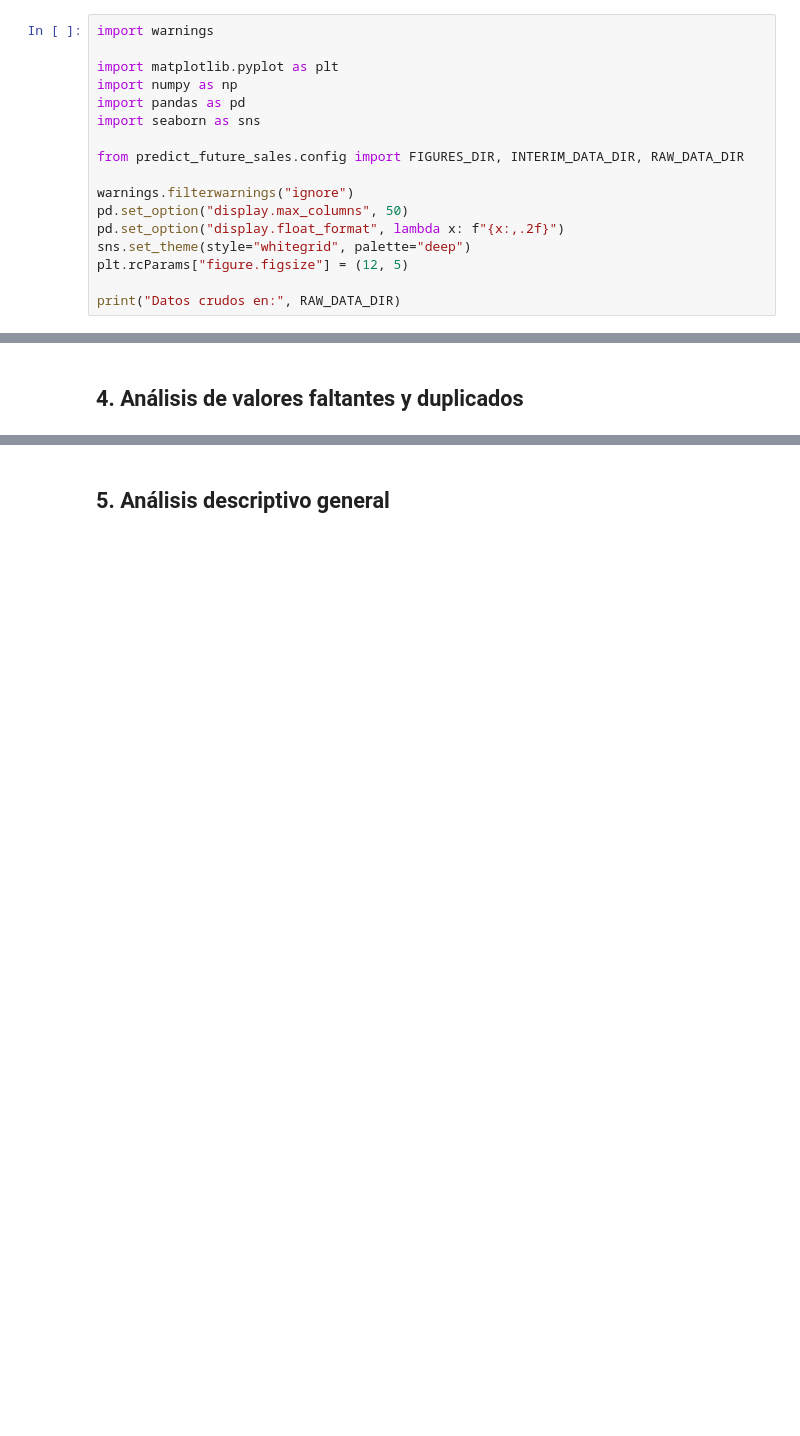
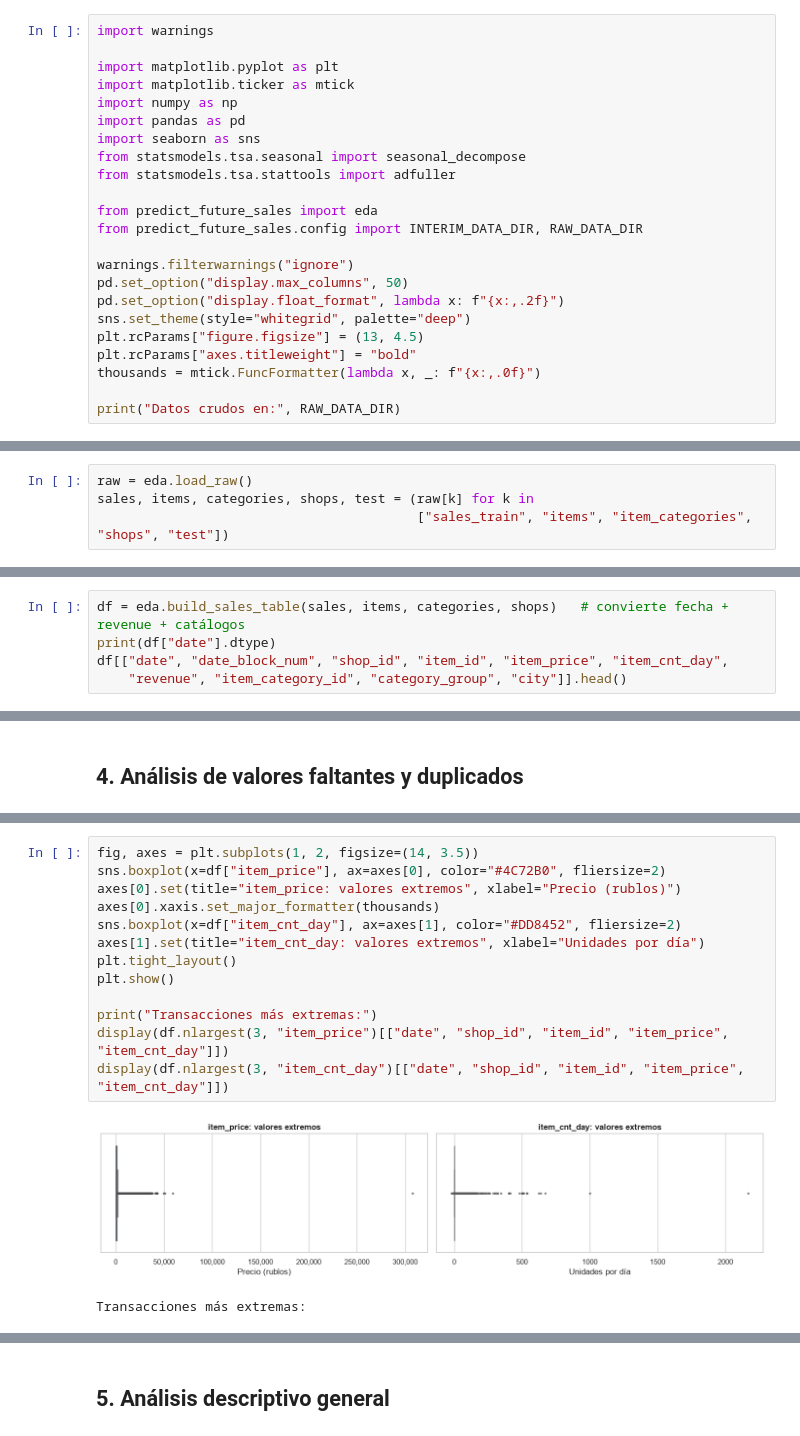
Before and after one commit to 25001013-star/fs-pd-predict-future-sales, a Jupyter notebook: notebooks/01_exploratory_data_analysis.ipynb, the cells around one changed output, grey strips where cells are left out. Cells and saved outputs as stored; diff of their text form; blank space fills up the shorter version.

```diff
--- a/notebooks/01_exploratory_data_analysis.ipynb
+++ b/notebooks/01_exploratory_data_analysis.ipynb
@@ -25,16 +27,22 @@ Las rutas se toman de `predict_future_sales.config` (estructura cookiecutter); n
 import warnings
 
 import matplotlib.pyplot as plt
+import matplotlib.ticker as mtick
 import numpy as np
 import pandas as pd
 import seaborn as sns
+from statsmodels.tsa.seasonal import seasonal_decompose
+from statsmodels.tsa.stattools import adfuller
 
-from predict_future_sales.config import FIGURES_DIR, INTERIM_DATA_DIR, RAW_DATA_DIR
+from predict_future_sales import eda
+from predict_future_sales.config import INTERIM_DATA_DIR, RAW_DATA_DIR
 
 warnings.filterwarnings("ignore")
 pd.set_option("display.max_columns", 50)
 pd.set_option("display.float_format", lambda x: f"{x:,.2f}")
 sns.set_theme(style="whitegrid", palette="deep")
-plt.rcParams["figure.figsize"] = (12, 5)
+plt.rcParams["figure.figsize"] = (13, 4.5)
+plt.rcParams["axes.titleweight"] = "bold"
+thousands = mtick.FuncFormatter(lambda x, _: f"{x:,.0f}")
 
 print("Datos crudos en:", RAW_DATA_DIR)
@@ -50,3 +52,7 @@ tables = {"sales_train": sales, "items": items, "item_categories": categories,
+# %%
+raw = eda.load_raw()
+sales, items, categories, shops, test = (raw[k] for k in
+                                         ["sales_train", "items", "item_categories", "shops", "test"])
 # %% [markdown]
 ## 2. Comprensión inicial del dataset
 # %% [markdown]
@@ -77,0 +189,5 @@ tables = {"sales_train": sales, "items": items, "item_categories": categories,
+# %%
+df = eda.build_sales_table(sales, items, categories, shops)   # convierte fecha + revenue + catálogos
+print(df["date"].dtype)
+df[["date", "date_block_num", "shop_id", "item_id", "item_price", "item_cnt_day",
+    "revenue", "item_category_id", "category_group", "city"]].head()
@@ -91,0 +297,16 @@ tables = {"sales_train": sales, "items": items, "item_categories": categories,
+# %%
+fig, axes = plt.subplots(1, 2, figsize=(14, 3.5))
+sns.boxplot(x=df["item_price"], ax=axes[0], color="#4C72B0", fliersize=2)
+axes[0].set(title="item_price: valores extremos", xlabel="Precio (rublos)")
+axes[0].xaxis.set_major_formatter(thousands)
+sns.boxplot(x=df["item_cnt_day"], ax=axes[1], color="#DD8452", fliersize=2)
+axes[1].set(title="item_cnt_day: valores extremos", xlabel="Unidades por día")
+plt.tight_layout()
+plt.show()
+
+print("Transacciones más extremas:")
+display(df.nlargest(3, "item_price")[["date", "shop_id", "item_id", "item_price", "item_cnt_day"]])
+display(df.nlargest(3, "item_cnt_day")[["date", "shop_id", "item_id", "item_price", "item_cnt_day"]])
+# %% [output]
+[figure, added]
+Transacciones más extremas:
```
Also changed, not shown: parts of 106 cells of this notebook, 7 other files.
